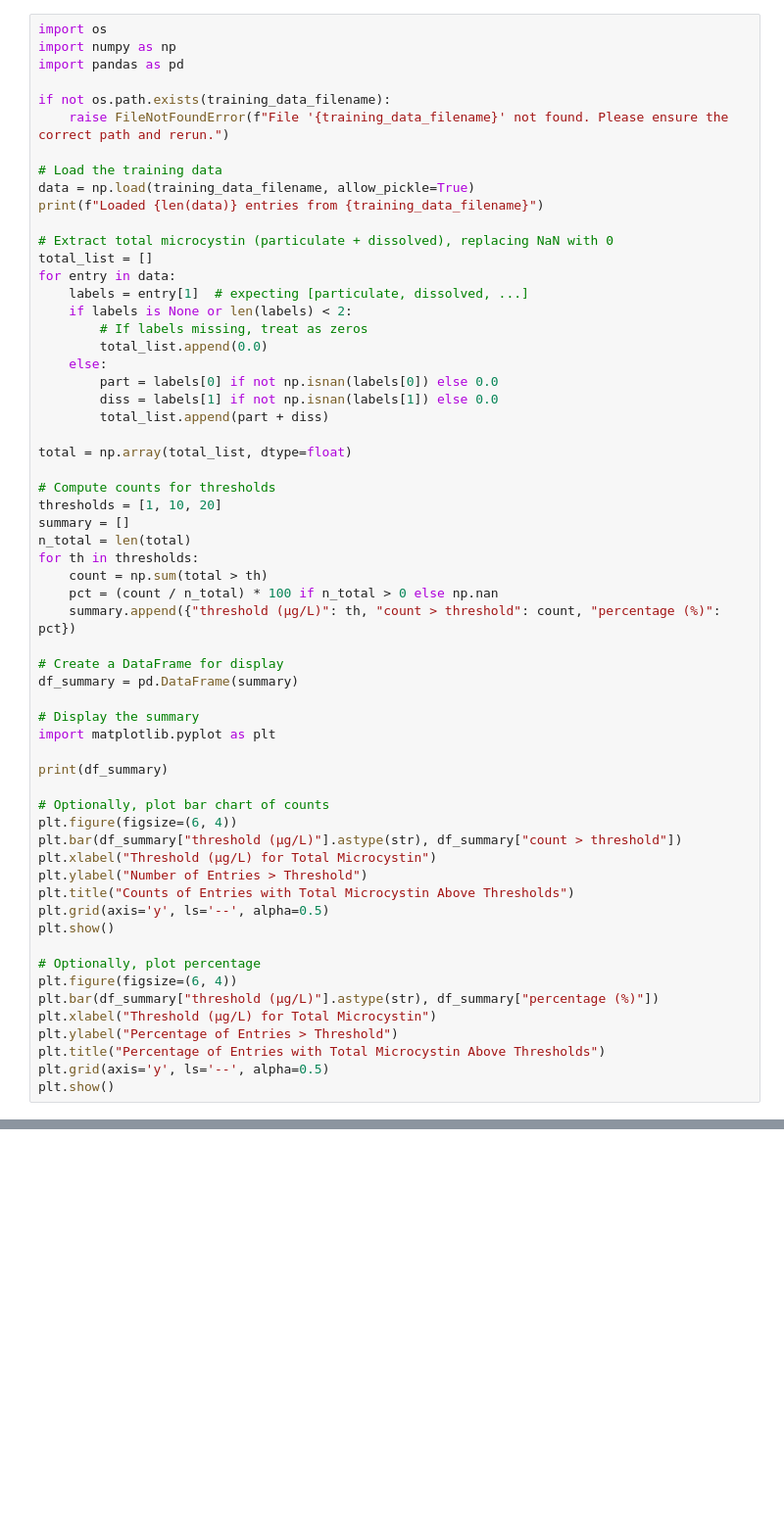
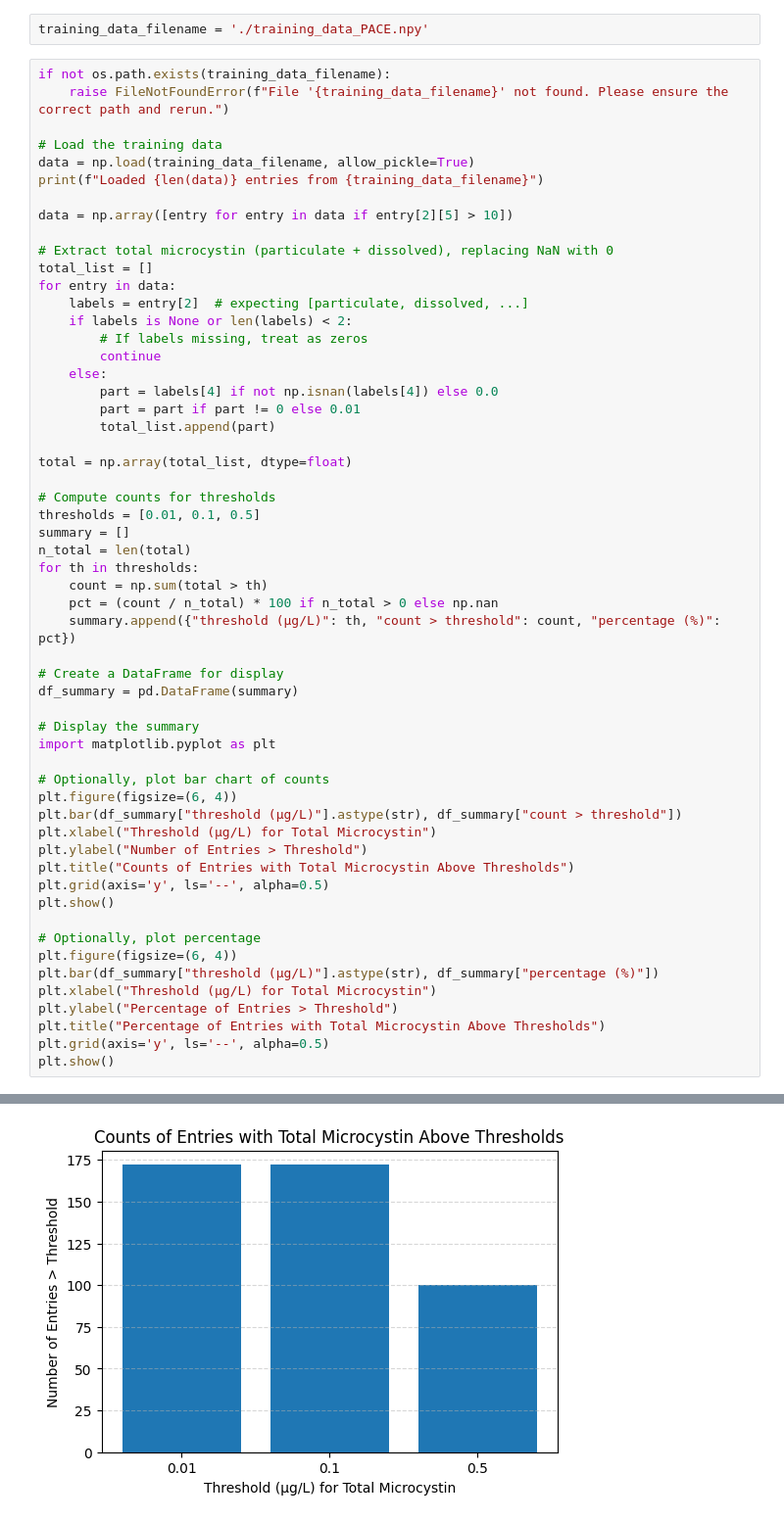
Before and after one commit to j-b-cox/HAB-F-Capstone, a Jupyter notebook: GLERL_GT/Create_Training_Data.ipynb, the cells around one changed output, grey strips where cells are left out. Shown at 98% size. Cells and saved outputs as stored; diff of their text form; blank space fills up the shorter version.

```diff
--- a/GLERL_GT/Create_Training_Data.ipynb
+++ b/GLERL_GT/Create_Training_Data.ipynb
@@ -223,8 +6,6 @@ Dissolved: total=1582, >0 count=1358
+# %%
+training_data_filename = './training_data_PACE.npy'
 # %%
-import os
-import numpy as np
-import pandas as pd
-
 if not os.path.exists(training_data_filename):
     raise FileNotFoundError(f"File '{training_data_filename}' not found. Please ensure the correct path and rerun.")
 
@@ -232,22 +13,24 @@ if not os.path.exists(training_data_filename):
 data = np.load(training_data_filename, allow_pickle=True)
 print(f"Loaded {len(data)} entries from {training_data_filename}")
 
+data = np.array([entry for entry in data if entry[2][5] > 10])
+
 # Extract total microcystin (particulate + dissolved), replacing NaN with 0
 total_list = []
 for entry in data:
-    labels = entry[1]  # expecting [particulate, dissolved, ...]
+    labels = entry[2]  # expecting [particulate, dissolved, ...]
     if labels is None or len(labels) < 2:
         # If labels missing, treat as zeros
-        total_list.append(0.0)
+        continue
     else:
-        part = labels[0] if not np.isnan(labels[0]) else 0.0
-        diss = labels[1] if not np.isnan(labels[1]) else 0.0
-        total_list.append(part + diss)
+        part = labels[4] if not np.isnan(labels[4]) else 0.0
+        part = part if part != 0 else 0.01
+        total_list.append(part)
 
 total = np.array(total_list, dtype=float)
 
 # Compute counts for thresholds
-thresholds = [1, 10, 20]
+thresholds = [0.01, 0.1, 0.5]
 summary = []
 n_total = len(total)
 for th in thresholds:
@@ -260,8 +43,6 @@ df_summary = pd.DataFrame(summary)
 
 # Display the summary
 import matplotlib.pyplot as plt
-
-print(df_summary)
 
 # Optionally, plot bar chart of counts
 plt.figure(figsize=(6, 4))
@@ -280,3 +61,4 @@ plt.ylabel("Percentage of Entries > Threshold")
 plt.title("Percentage of Entries with Total Microcystin Above Thresholds")
 plt.grid(axis='y', ls='--', alpha=0.5)
 plt.show()
+# %% [output]
@@ -282,0 +66 @@ plt.show()
+[figure, added]
```
Also changed, not shown: parts of 11 cells of this notebook, 36 other files.
